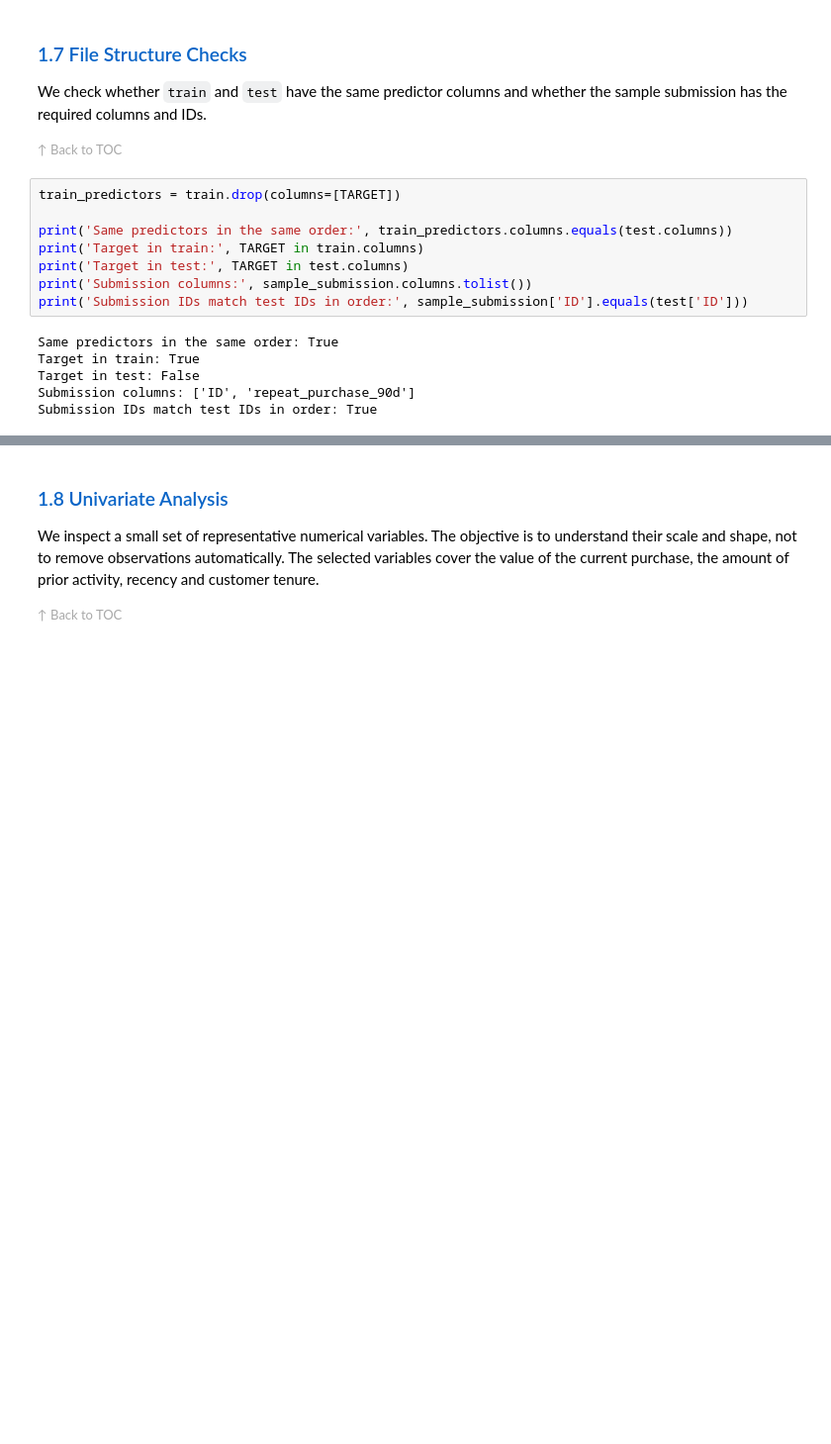
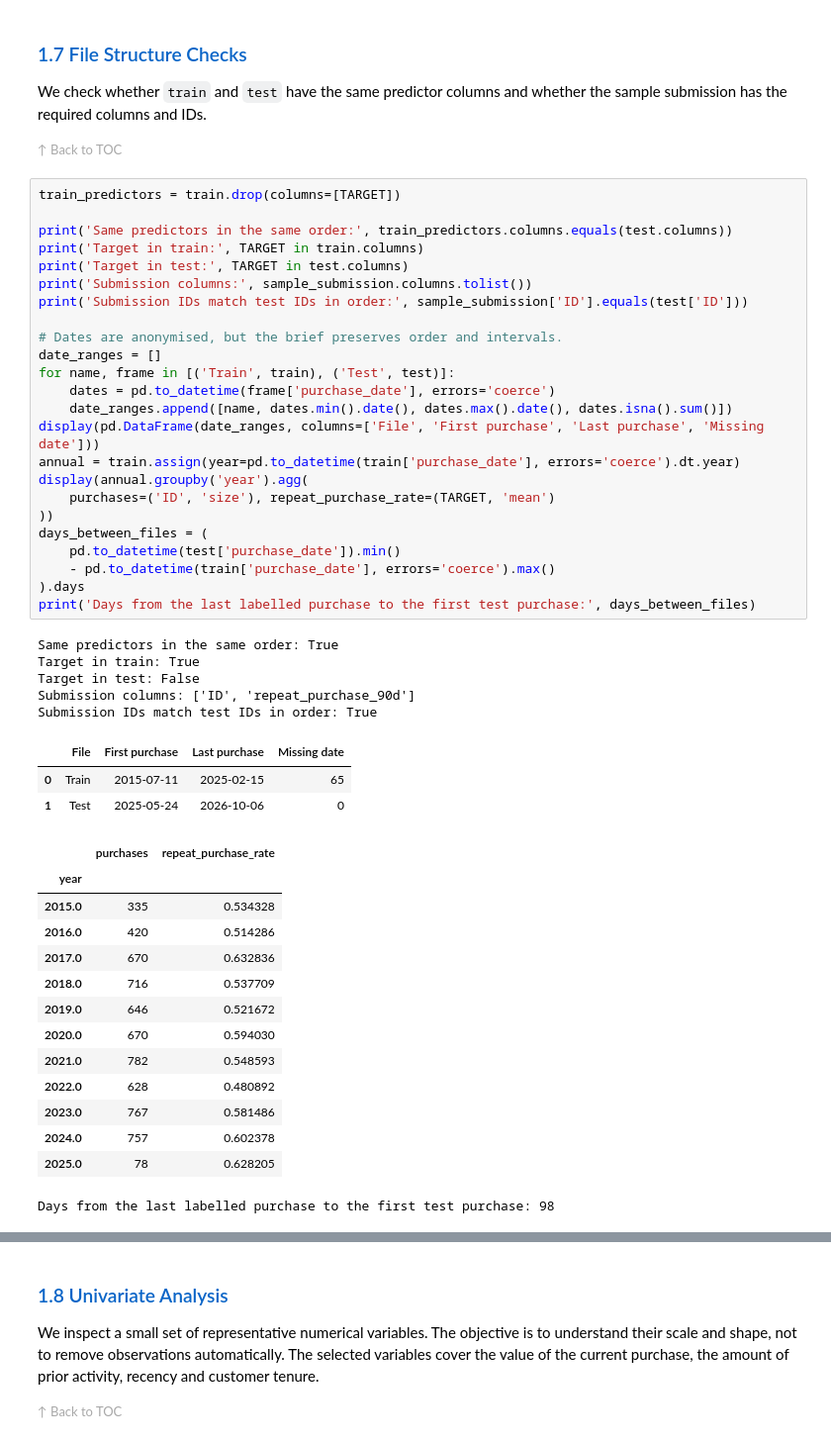
Before and after one commit to alfredosoudo21/ML_Group_04, a Jupyter notebook: notebooks/01_data_exploration.ipynb, the cells around one changed output, grey strips where cells are left out. Shown at 99% size. Cells and saved outputs as stored; diff of their text form; blank space fills up the shorter version.

```diff
--- a/notebooks/01_data_exploration.ipynb
+++ b/notebooks/01_data_exploration.ipynb
@@ -498,16 +513,49 @@ We check whether `train` and `test` have the same predictor columns and whether
 # %%
 train_predictors = train.drop(columns=[TARGET])
 
 print('Same predictors in the same order:', train_predictors.columns.equals(test.columns))
 print('Target in train:', TARGET in train.columns)
 print('Target in test:', TARGET in test.columns)
 print('Submission columns:', sample_submission.columns.tolist())
 print('Submission IDs match test IDs in order:', sample_submission['ID'].equals(test['ID']))
+
+# Dates are anonymised, but the brief preserves order and intervals.
+date_ranges = []
+for name, frame in [('Train', train), ('Test', test)]:
+    dates = pd.to_datetime(frame['purchase_date'], errors='coerce')
+    date_ranges.append([name, dates.min().date(), dates.max().date(), dates.isna().sum()])
+display(pd.DataFrame(date_ranges, columns=['File', 'First purchase', 'Last purchase', 'Missing date']))
+annual = train.assign(year=pd.to_datetime(train['purchase_date'], errors='coerce').dt.year)
+display(annual.groupby('year').agg(
+    purchases=('ID', 'size'), repeat_purchase_rate=(TARGET, 'mean')
+))
+days_between_files = (
+    pd.to_datetime(test['purchase_date']).min()
+    - pd.to_datetime(train['purchase_date'], errors='coerce').max()
+).days
+print('Days from the last labelled purchase to the first test purchase:', days_between_files)
 # %% [output]
 Same predictors in the same order: True
 Target in train: True
 Target in test: False
 Submission columns: ['ID', 'repeat_purchase_90d']
 Submission IDs match test IDs in order: True
+|  | File | First purchase | Last purchase | Missing date |
+| 0 | Train | 2015-07-11 | 2025-02-15 | 65 |
+| 1 | Test | 2025-05-24 | 2026-10-06 | 0 |
+|  | purchases | repeat_purchase_rate |
+| year |  |  |
+| 2015.0 | 335 | 0.534328 |
+| 2016.0 | 420 | 0.514286 |
+| 2017.0 | 670 | 0.632836 |
+| 2018.0 | 716 | 0.537709 |
+| 2019.0 | 646 | 0.521672 |
+| 2020.0 | 670 | 0.594030 |
+| 2021.0 | 782 | 0.548593 |
+| 2022.0 | 628 | 0.480892 |
+| 2023.0 | 767 | 0.581486 |
+| 2024.0 | 757 | 0.602378 |
+| 2025.0 | 78 | 0.628205 |
+Days from the last labelled purchase to the first test purchase: 98
 # %% [markdown]
 **Conclusion:** `train` and `test` have the same predictor columns in the same order. Only `train` contains the target. The sample submission has the required `ID` and `repeat_purchase_90d` columns, and its IDs match the `test` IDs in order.
```
Also changed, not shown: parts of 13 cells of this notebook, 12 other files.
